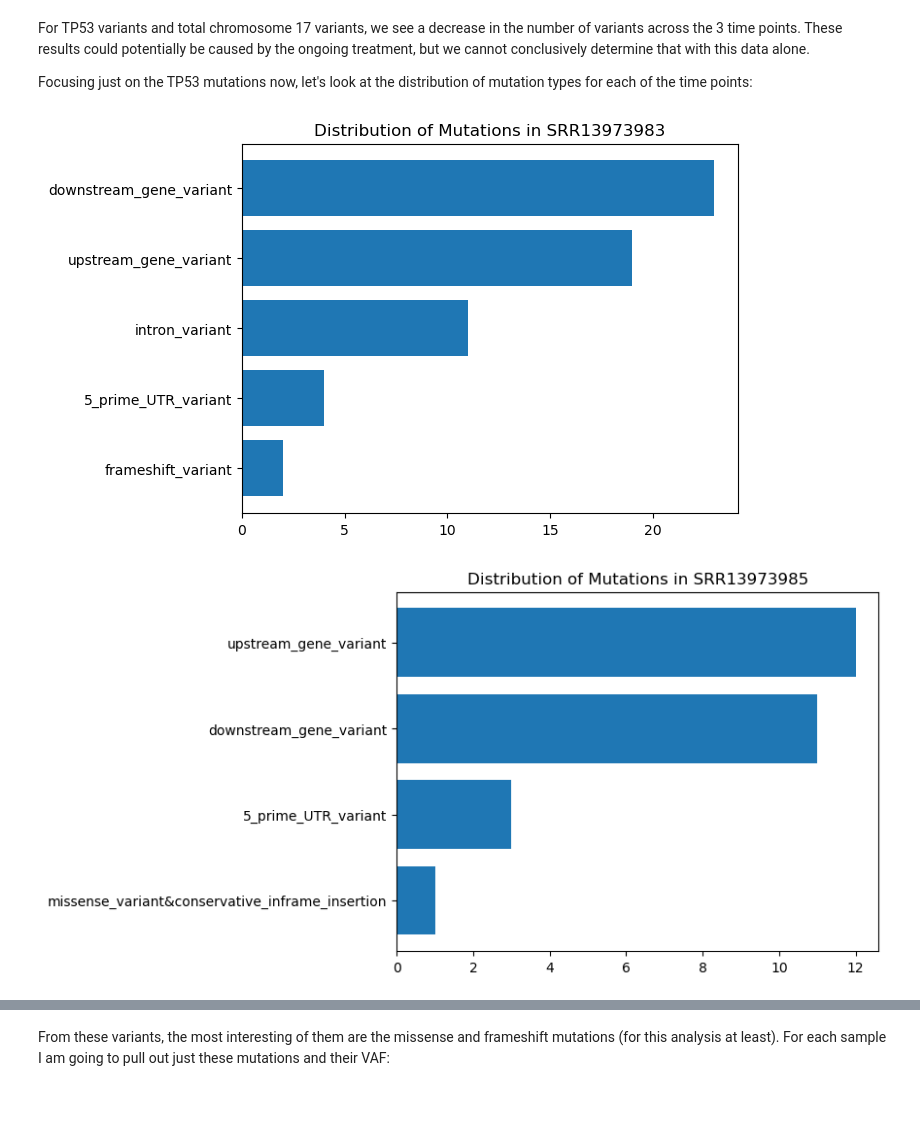
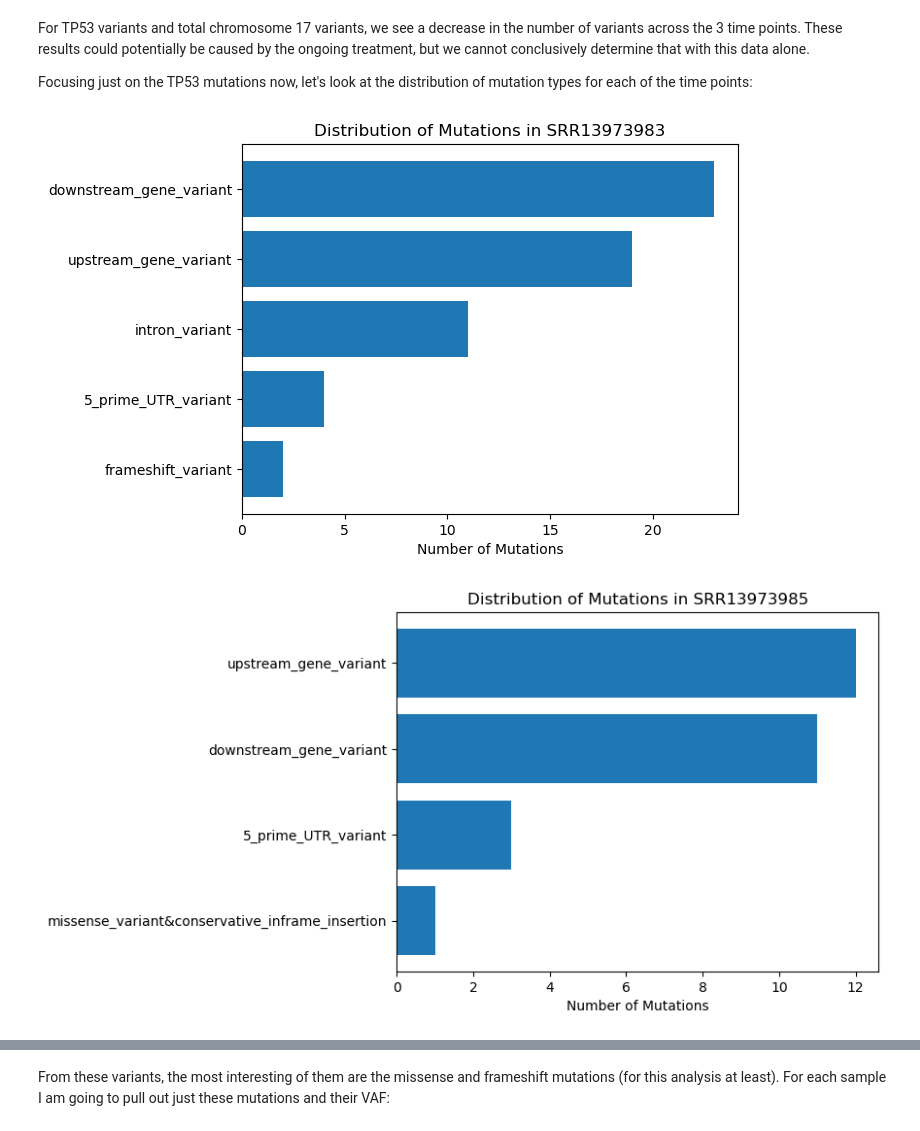
Before and after one commit to pskimball1/GT_exercise, a Jupyter notebook: variant_analysis.ipynb, the cells around one changed output, grey strips where cells are left out. Drawn from its saved outputs; the diff is of its cells as text; code cells hidden in the pictures; blank space fills up the shorter version.

```diff
--- a/variant_analysis.ipynb
+++ b/variant_analysis.ipynb
@@ -137,32 +137,35 @@ cat SRR13973984_analysis/SRR13973984_pass_chr17_anno_ClinVar.vcf | awk '{split($
 import pandas as pd
 import matplotlib.pyplot as plt
 
 # SRR13973983
 df_SRR13973983 = pd.read_csv("SRR13973983_analysis/count.txt", delim_whitespace=True, header=None)
 counts = df_SRR13973983.iloc[:,0]
 types = df_SRR13973983.iloc[:,1]
 
 plt.barh(types, counts)
 plt.title('Distribution of Mutations in SRR13973983')
+plt.xlabel('Number of Mutations')
 plt.show()
 
 # SRR13973985
 df_SRR13973985 = pd.read_csv("SRR13973985_analysis/count.txt", delim_whitespace=True, header=None)
 counts = df_SRR13973985.iloc[:,0]
 types = df_SRR13973985.iloc[:,1]
 
 plt.barh(types, counts)
 plt.title('Distribution of Mutations in SRR13973985')
+plt.xlabel('Number of Mutations')
 plt.show()
 
 # SRR13973984
 df_SRR13973984 = pd.read_csv("SRR13973984_analysis/count.txt", delim_whitespace=True, header=None)
 counts = df_SRR13973984.iloc[:,0]
 types = df_SRR13973984.iloc[:,1]
 
 plt.barh(types, counts)
 plt.title('Distribution of Mutations in SRR13973984')
+plt.xlabel('Number of Mutations')
 plt.show()
 # %% [output]
-[figure, old version]
+[figure, new version]
-[figure, old version]
+[figure, new version]
```
Also changed, not shown: parts of 5 cells of this notebook, 1 other file.
